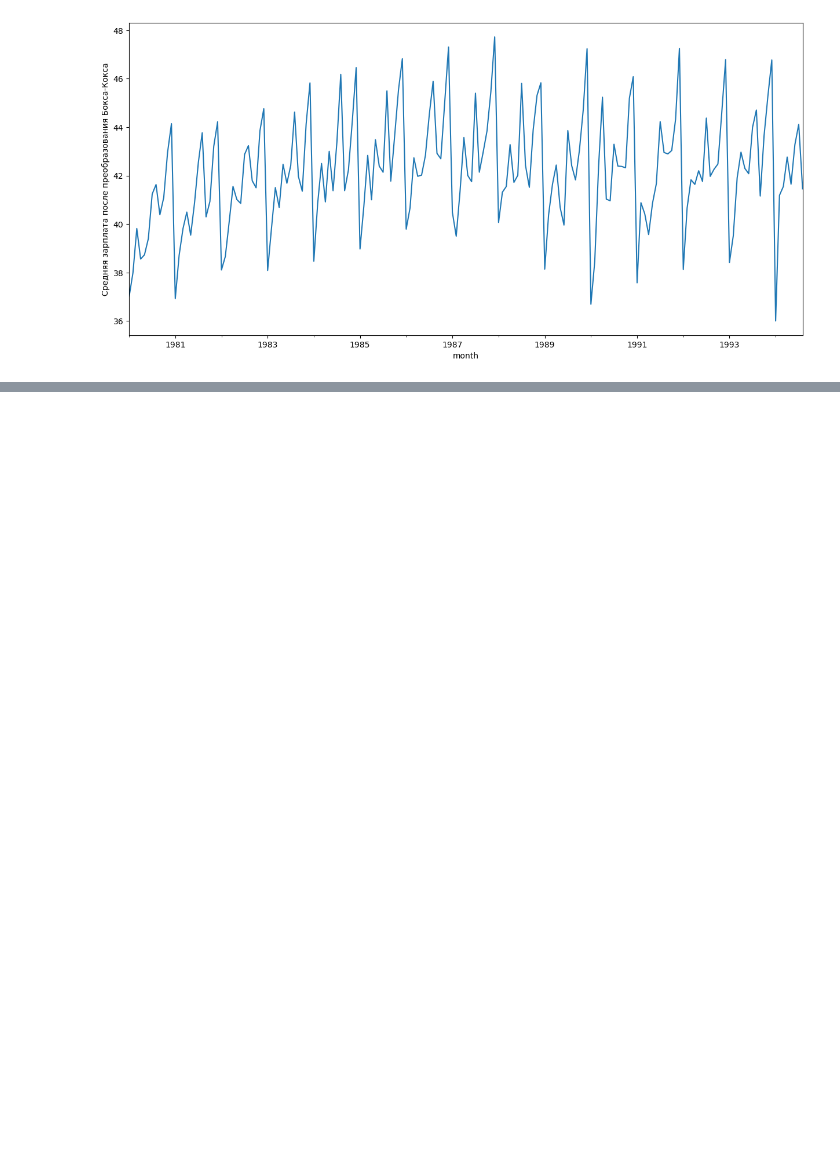
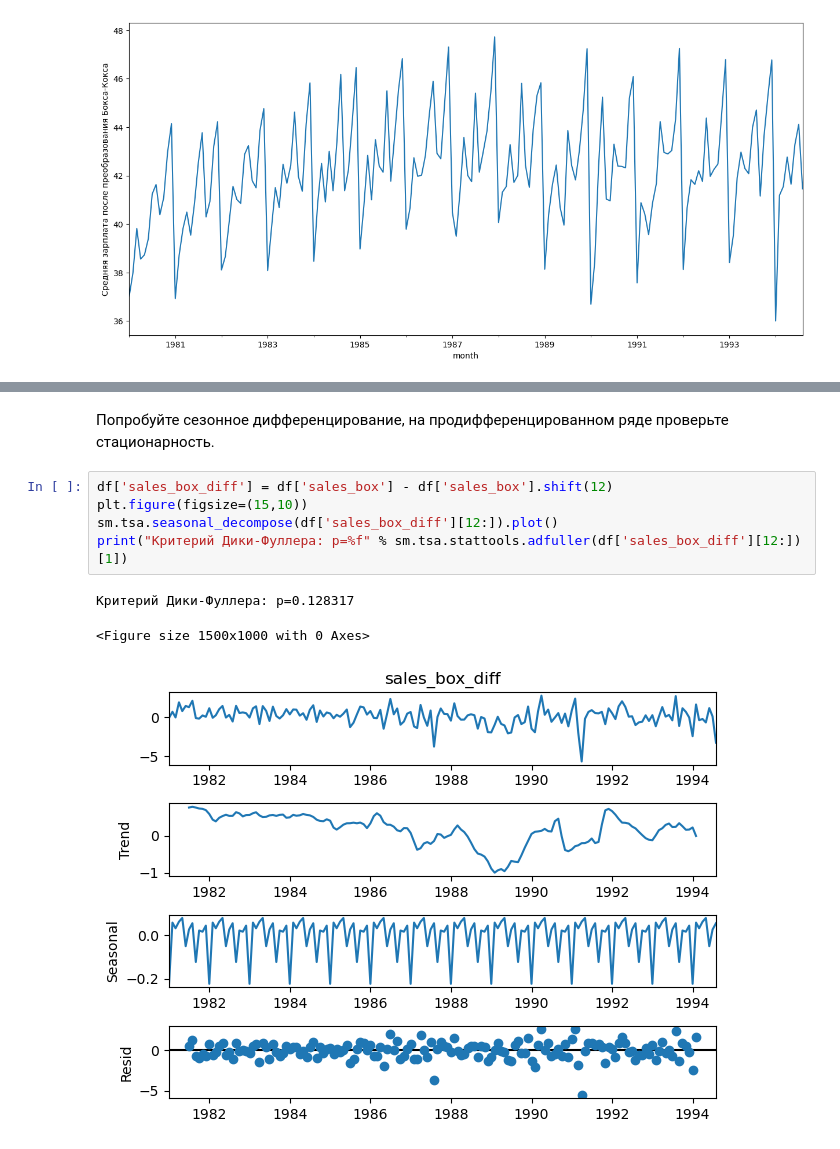
Before and after one commit to AlexanderFA/susu_search_retrieval_analysis, a Jupyter notebook: lab3/task3_1.ipynb, the cells around one changed output, grey strips where cells are left out. Saved outputs shown, nothing was run; the diff lists cells and outputs as text; blank space fills up the shorter version.

```diff
--- a/lab3/task3_1.ipynb
+++ b/lab3/task3_1.ipynb
@@ -68,0 +72,11 @@ plt.show()
+# %% [markdown]
+Попробуйте сезонное дифференцирование, на продифференцированном ряде проверьте стационарность.
+# %%
+df['sales_box_diff'] = df['sales_box'] - df['sales_box'].shift(12)
+plt.figure(figsize=(15,10))
+sm.tsa.seasonal_decompose(df['sales_box_diff'][12:]).plot()
+print("Критерий Дики-Фуллера: p=%f" % sm.tsa.stattools.adfuller(df['sales_box_diff'][12:])[1])
+# %% [output]
+Критерий Дики-Фуллера: p=0.128317
+<Figure size 1500x1000 with 0 Axes>
+[figure, added]
```
Also changed, not shown: parts of 14 cells of this notebook, 1 other file.
